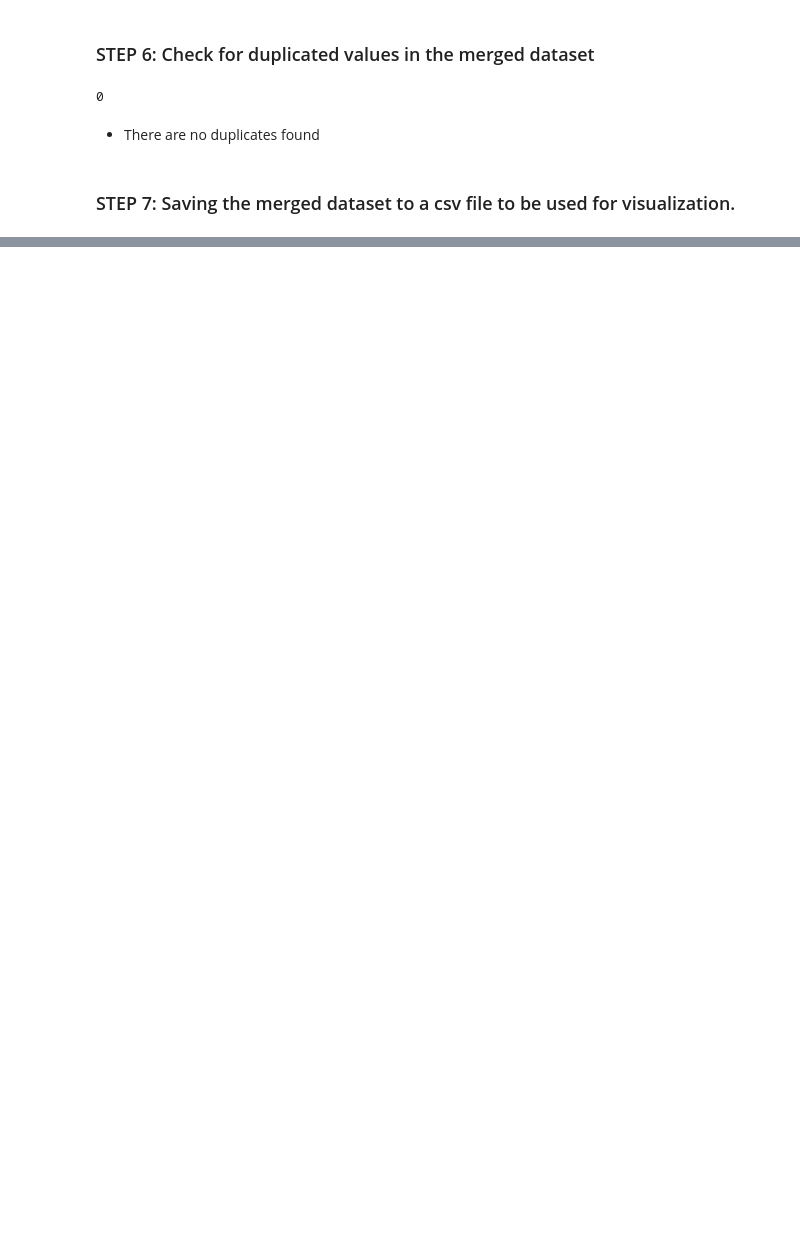
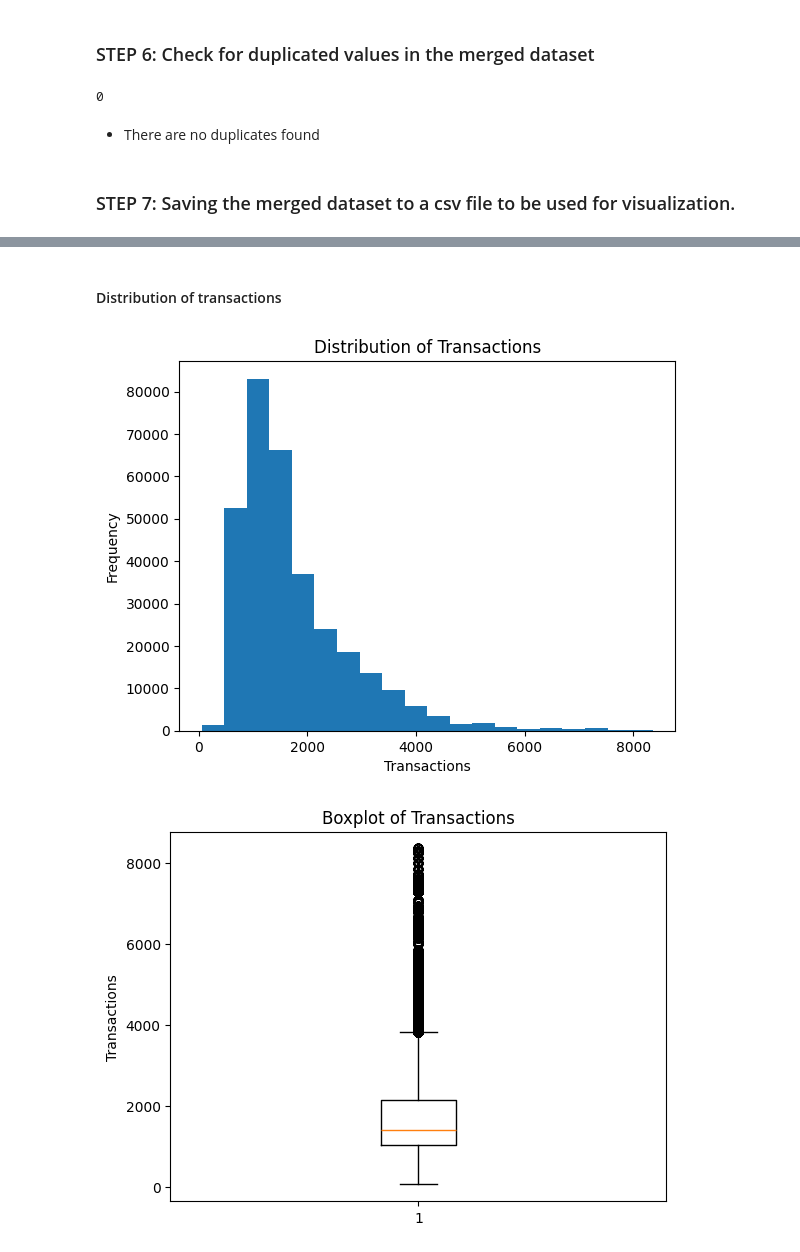
Before and after one commit to analystdee/LP3-Reggression-project, a Jupyter notebook: file.ipynb, the cells around one changed output, grey strips where cells are left out. Drawn from its saved outputs; the diff is of its cells as text; code cells hidden in the pictures; blank space fills up the shorter version.

```diff
--- a/file.ipynb
+++ b/file.ipynb
@@ -515,0 +571,18 @@ merged_data.head()
+# %% [markdown]
+#### Distribution of transactions
+# %%
+# Histogram
+plt.hist(merged_data['transactions'], bins=20)
+plt.xlabel('Transactions')
+plt.ylabel('Frequency')
+plt.title('Distribution of Transactions')
+plt.show()
+
+# Boxplot
+plt.boxplot(merged_data['transactions'])
+plt.ylabel('Transactions')
+plt.title('Boxplot of Transactions')
+plt.show()
+# %% [output]
+[figure, added]
+[figure, added]
```
Also changed, not shown: parts of 20 cells of this notebook.
